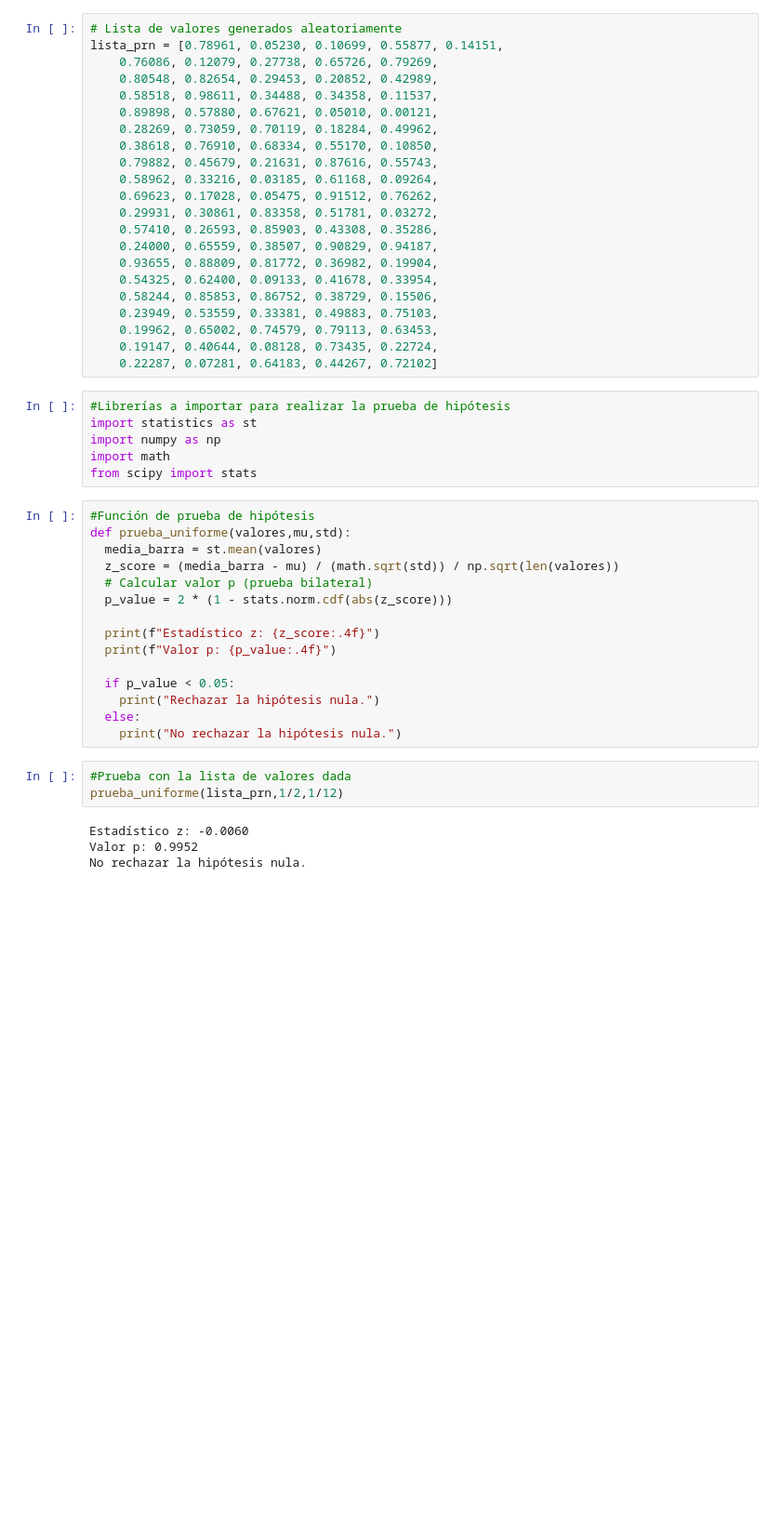
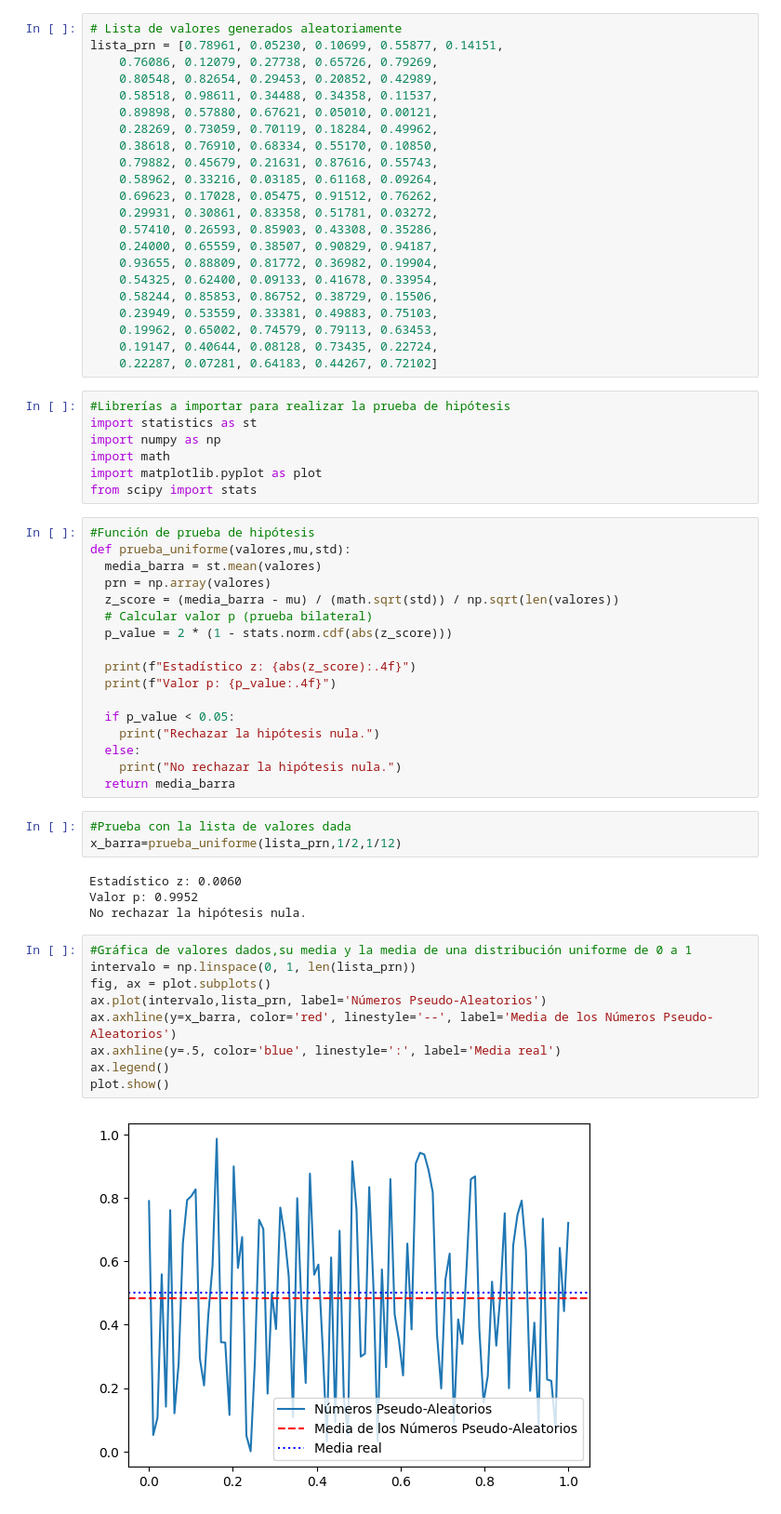
Before and after one commit to Ronaa-MX/simulacion-esfm, a Jupyter notebook: PruebaDePromedioPRNG.ipynb, the cells around one changed output. Shown at 93% size. Saved outputs shown, nothing was run; the diff lists cells and outputs as text; blank space fills up the shorter version.

Commit message:
Add:Graph of values and the mean of values and the real mean to first homework

```diff
--- a/PruebaDePromedioPRNG.ipynb
+++ b/PruebaDePromedioPRNG.ipynb
@@ -30,26 +30,40 @@ lista_prn = [0.78961, 0.05230, 0.10699, 0.55877, 0.14151,
 import statistics as st
 import numpy as np
 import math
+import matplotlib.pyplot as plot
 from scipy import stats
 # %%
 #Función de prueba de hipótesis
 def prueba_uniforme(valores,mu,std):
   media_barra = st.mean(valores)
+  prn = np.array(valores)
   z_score = (media_barra - mu) / (math.sqrt(std)) / np.sqrt(len(valores))
   # Calcular valor p (prueba bilateral)
   p_value = 2 * (1 - stats.norm.cdf(abs(z_score)))
 
-  print(f"Estadístico z: {z_score:.4f}")
+  print(f"Estadístico z: {abs(z_score):.4f}")
   print(f"Valor p: {p_value:.4f}")
 
   if p_value < 0.05:
     print("Rechazar la hipótesis nula.")
   else:
     print("No rechazar la hipótesis nula.")
+  return media_barra
 # %%
 #Prueba con la lista de valores dada
-prueba_uniforme(lista_prn,1/2,1/12)
+x_barra=prueba_uniforme(lista_prn,1/2,1/12)
 # %% [output]
-Estadístico z: -0.0060
+Estadístico z: 0.0060
 Valor p: 0.9952
 No rechazar la hipótesis nula.
+# %%
+#Gráfica de valores dados,su media y la media de una distribución uniforme de 0 a 1
+intervalo = np.linspace(0, 1, len(lista_prn))
+fig, ax = plot.subplots()
+ax.plot(intervalo,lista_prn, label='Números Pseudo-Aleatorios')
+ax.axhline(y=x_barra, color='red', linestyle='--', label='Media de los Números Pseudo-Aleatorios')
+ax.axhline(y=.5, color='blue', linestyle=':', label='Media real')
+ax.legend()
+plot.show()
+# %% [output]
+[figure, added]
```
